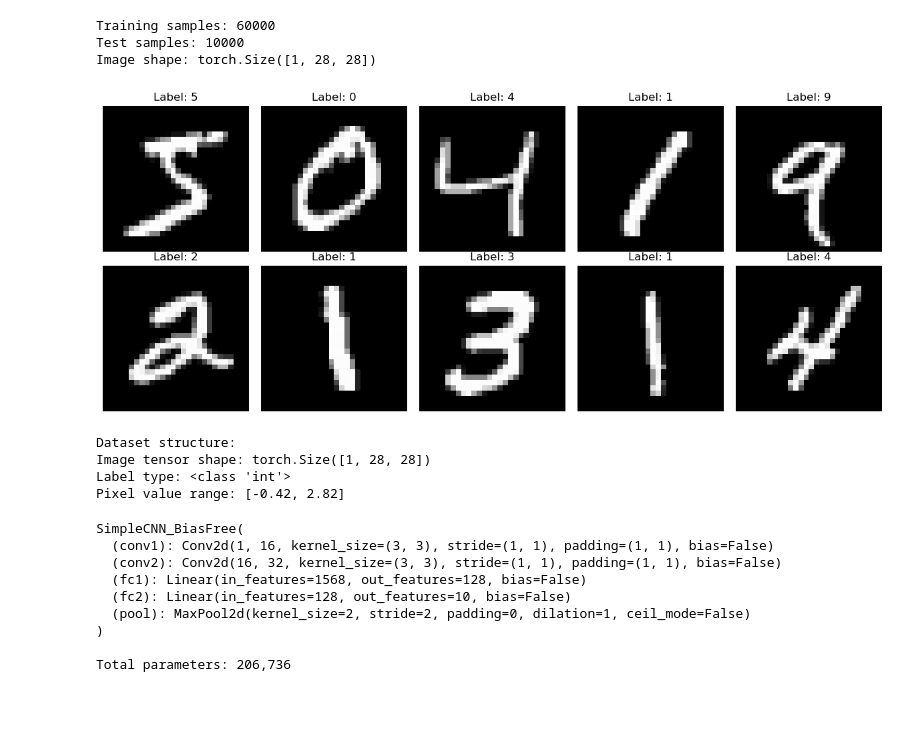
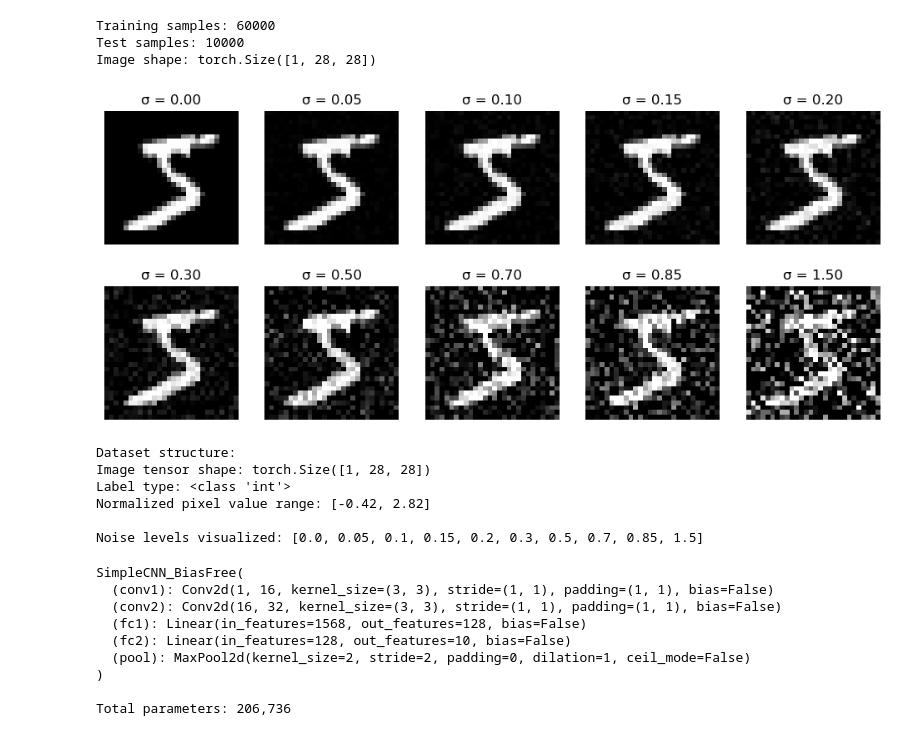
Before and after one commit to gsan211/elm-mnist, a Jupyter notebook: elm.ipynb, the cells around one changed output. Saved outputs shown, nothing was run; the diff lists cells and outputs as text; code cells hidden in the pictures; blank space fills up the shorter version.

```diff
--- a/elm.ipynb
+++ b/elm.ipynb
@@ -58,29 +58,49 @@ Training samples: 60000
 Test samples: 10000
 Image shape: torch.Size([1, 28, 28])
 # %%
-# Get a few samples
+# Define noise levels to visualize
+noise_levels = [0.0, 0.05, 0.1, 0.15, 0.2, 0.3, 0.5, 0.7, 0.85, 1.5]
+
+# Get one sample
+img_idx = 0  # Change this to see different digits
+img, label = train_dataset[img_idx]
+
 fig, axes = plt.subplots(2, 5, figsize=(12, 5))
 for i, ax in enumerate(axes.flat):
-    img, label = train_dataset[i]
+    noise_std = noise_levels[i]
+
+    # Add noise to the normalized image
+    noisy_img = img.clone()
+    if noise_std > 0:
+        noise = torch.randn_like(noisy_img) * noise_std
+        noisy_img = noisy_img + noise
+
     # Denormalize and convert to numpy
-    img = img.squeeze().numpy() * 0.3081 + 0.1307
-    ax.imshow(img, cmap='gray')
-    ax.set_title(f'Label: {label}')
+    img_display = noisy_img.squeeze().numpy() * 0.3081 + 0.1307
+
+    # Clip to valid range for display
+    img_display = np.clip(img_display, 0, 1)
+
+    ax.imshow(img_display, cmap='gray')
+    ax.set_title(f'σ = {noise_std:.2f}')
     ax.axis('off')
-plt.tight_layout()
+
 plt.show()
 
 # Check structure
 print(f"\nDataset structure:")
 print(f"Image tensor shape: {train_dataset[0][0].shape}")
 print(f"Label type: {type(train_dataset[0][1])}")
-print(f"Pixel value range: [{train_dataset[0][0].min():.2f}, {train_dataset[0][0].max():.2f}]")
+print(f"Normalized pixel value range: [{train_dataset[0][0].min():.2f}, {train_dataset[0][0].max():.2f}]")
+print(f"\nNoise levels visualized: {noise_levels}")
 # %% [output]
-[figure, old version]
+[figure, new version]
 Dataset structure:
 Image tensor shape: torch.Size([1, 28, 28])
 Label type: <class 'int'>
-Pixel value range: [-0.42, 2.82]
+Normalized pixel value range: [-0.42, 2.82]
+
+Noise levels visualized: [0.0, 0.05, 0.1, 0.15, 0.2, 0.3, 0.5, 0.7, 0.85, 1.5]
 # %%
 class SimpleCNN_BiasFree(nn.Module):
     def __init__(self):
```
Also changed, not shown: parts of 7 cells of this notebook.
